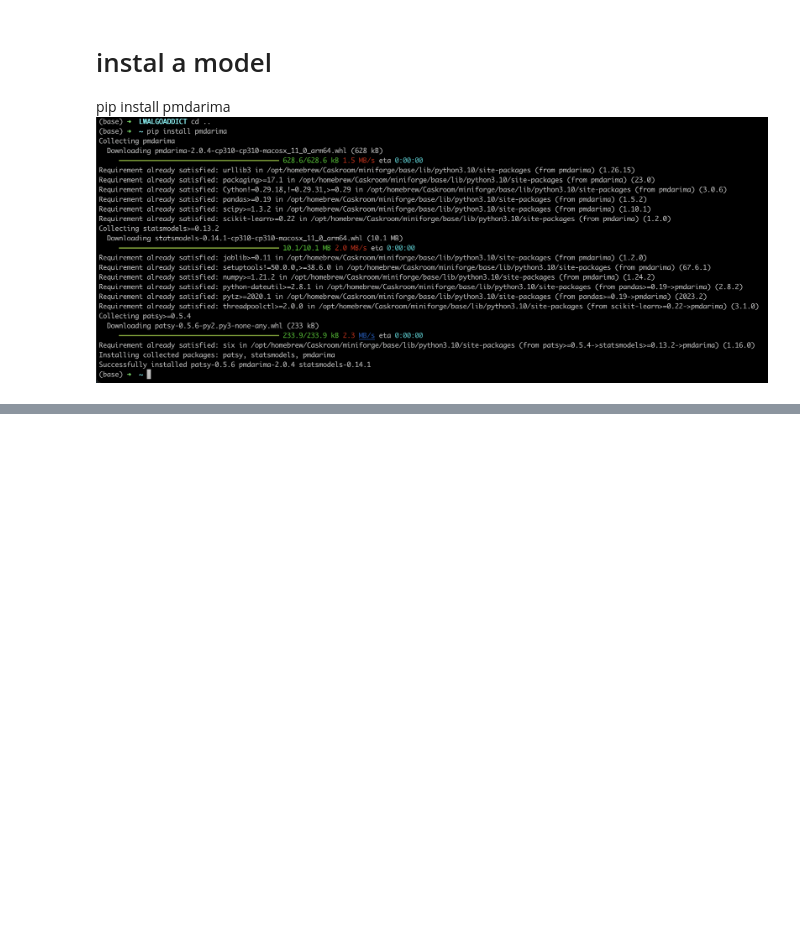
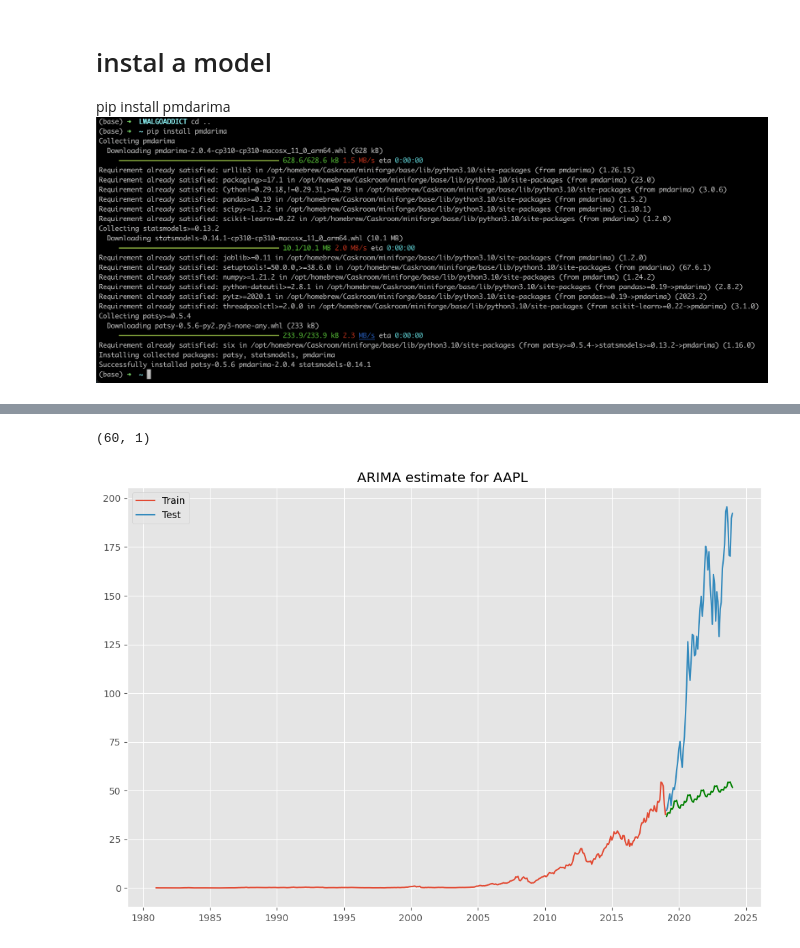
Before and after one commit to pNatTueku/basicPython, a Jupyter notebook: basic_time_series_04.ipynb, the cells around one changed output, grey strips where cells are left out. Cells and saved outputs as stored; diff of their text form; code cells hidden in the pictures; blank space fills up the shorter version.

```diff
--- a/basic_time_series_04.ipynb
+++ b/basic_time_series_04.ipynb
@@ -421,0 +444,4 @@ ModuleNotFoundError: No module named 'pmdarima'
+# %%
+auto_arima = pm.auto_arima(df_train, start_p = 4, d = 1, start_q = 1, max_p = 7,
+                        seasonal = True, start_P = 0, D = 0, start_Q = 0, max_P = 2, max_D = 2, max_Q = 2, m = 12, trace = True)
+auto_arima
@@ -421,0 +488,3 @@ ModuleNotFoundError: No module named 'pmdarima'
+# %%
+auto_pred = pd.DataFrame(auto_arima.predict(df_test.shape[0]), index = df_test.index)
+auto_pred.head()
@@ -421,0 +499,3 @@ ModuleNotFoundError: No module named 'pmdarima'
+# %%
+auto_pred.columns = ['pred']
+auto_pred.head()
@@ -421,0 +520,16 @@ ModuleNotFoundError: No module named 'pmdarima'
+# %%
+auto_pred.shape
+# %% [output]
+(60, 1)
+# %%
+fig, ax = plt.subplots(1)
+
+plt.plot(df_train, label = "Train")
+plt.plot(df_test, label = "Test")
+plt.plot(auto_pred, color = "g")
+
+plt.title(f"ARIMA estimate for {symbol} ")
+plt.legend()
+plt.show()
+# %% [output]
+[figure, added]
```
Also changed, not shown: parts of 12 cells of this notebook.
